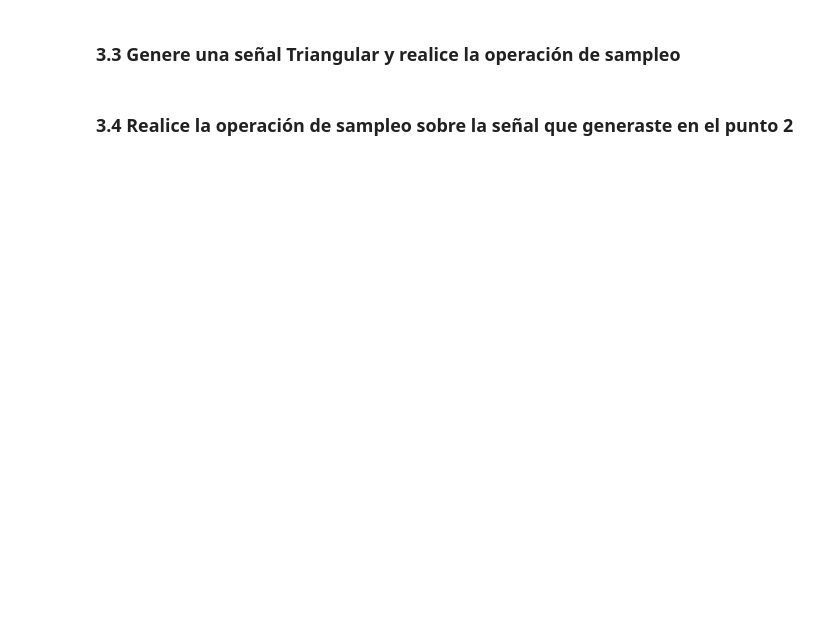
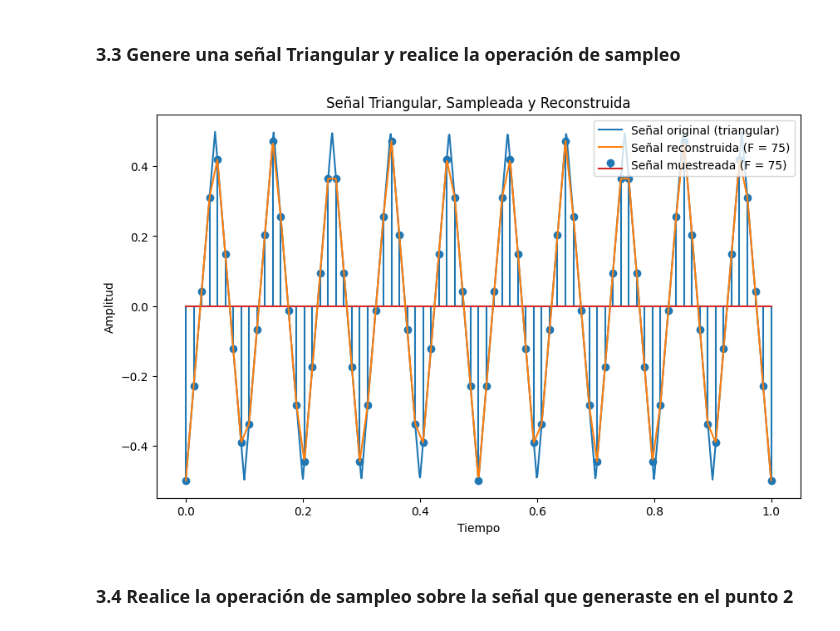
Before and after one commit to larryfishermn/EIE_401_MULTIMEDIA, a Jupyter notebook: Actividad 2/Actividad_2_FuentesSebastian_20365667k.ipynb, the cells around one changed output. Saved outputs shown, nothing was run; the diff lists cells and outputs as text; code cells hidden in the pictures; blank space fills up the shorter version.

```diff
--- a/Actividad 2/Actividad_2_FuentesSebastian_20365667k.ipynb
+++ b/Actividad 2/Actividad_2_FuentesSebastian_20365667k.ipynb
@@ -156,4 +205,42 @@ Puedes utilizar el método "stem" de matplotlib para plotear el resultado.
 # %% [markdown]
 ### 3.3 Genere una señal Triangular y realice la operación de sampleo
+# %%
+import numpy as np
+import matplotlib.pyplot as plt
+
+# Definición de la señal triangular
+def triangular_signal(x):
+    period = 1 / 10  # Periodo de la señal en segundos (frecuencia de 10 Hz)
+    amplitude = 1.0
+    return amplitude * (2 * np.abs((x / period) - np.floor(0.5 + (x / period)))) - amplitude / 2
+
+# Definición de la frecuencia de muestreo
+f = 75  # Frecuencia de muestreo
+
+# Rango de valores de x para la señal original
+x_values = np.linspace(0, 1, 1000)
+
+# Muestrear la señal original
+x_sampled = np.linspace(0, 1, f)
+y_sampled = triangular_signal(x_sampled)
+
+# Reconstruir la señal a partir del muestreo usando interpolación lineal
+reconstructed_signal = np.interp(x_values, x_sampled, y_sampled)
+
+# Graficar la señal original, la señal sampleada y la señal reconstruida
+plt.figure(figsize=(10, 6))
+
+plt.plot(x_values, triangular_signal(x_values), label='Señal original (triangular)')
+plt.stem(x_sampled, y_sampled, label=f'Señal muestreada (F = {f})')
+plt.plot(x_values, reconstructed_signal, label=f'Señal reconstruida (F = {f})')
+
+plt.title('Señal Triangular, Sampleada y Reconstruida')
+plt.xlabel('Tiempo')
+plt.ylabel('Amplitud')
+plt.legend()
+
+plt.show()
+# %% [output]
+[figure, added]
 # %% [markdown]
 ### 3.4 Realice la operación de sampleo sobre la señal que generaste en el punto 2
```
Also changed, not shown: parts of 8 cells of this notebook.
